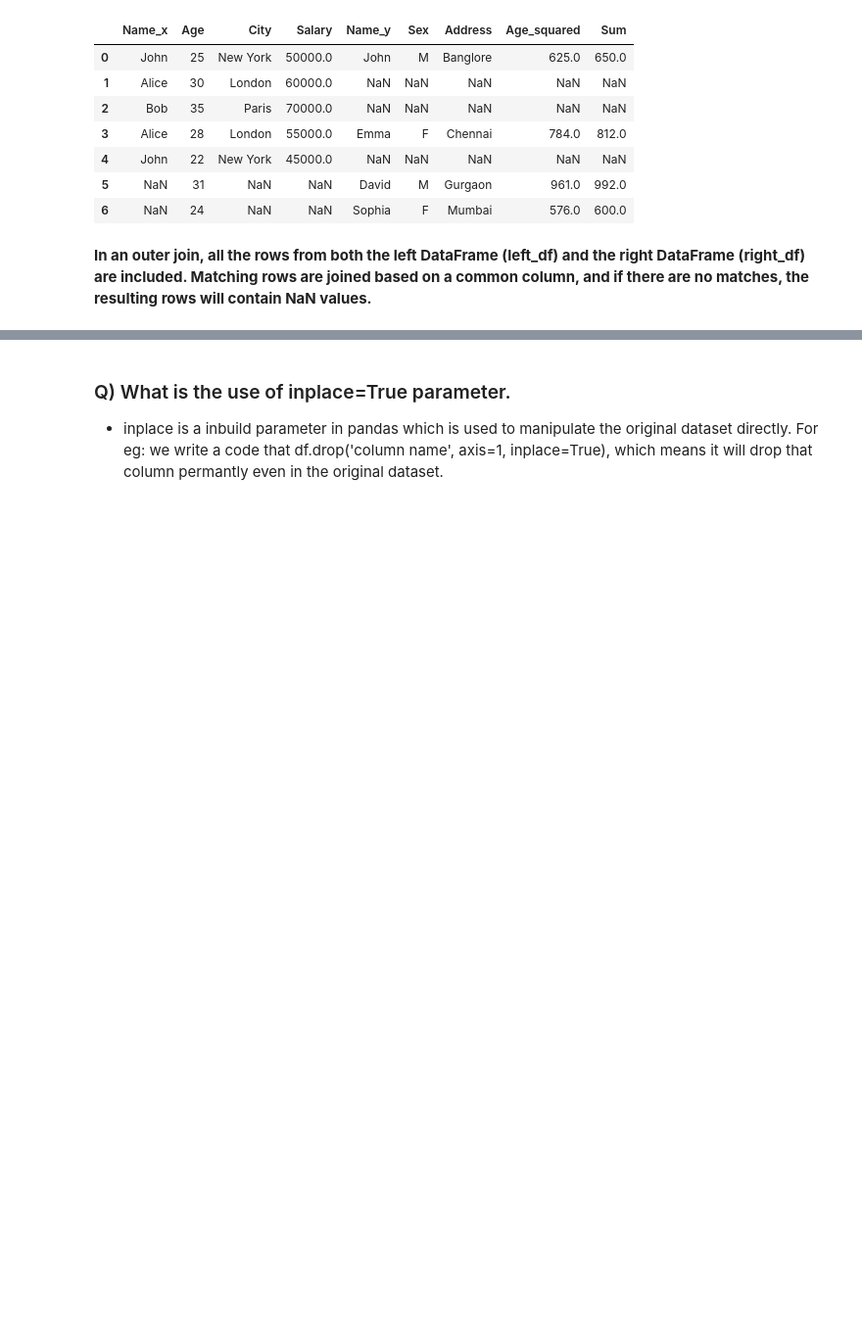
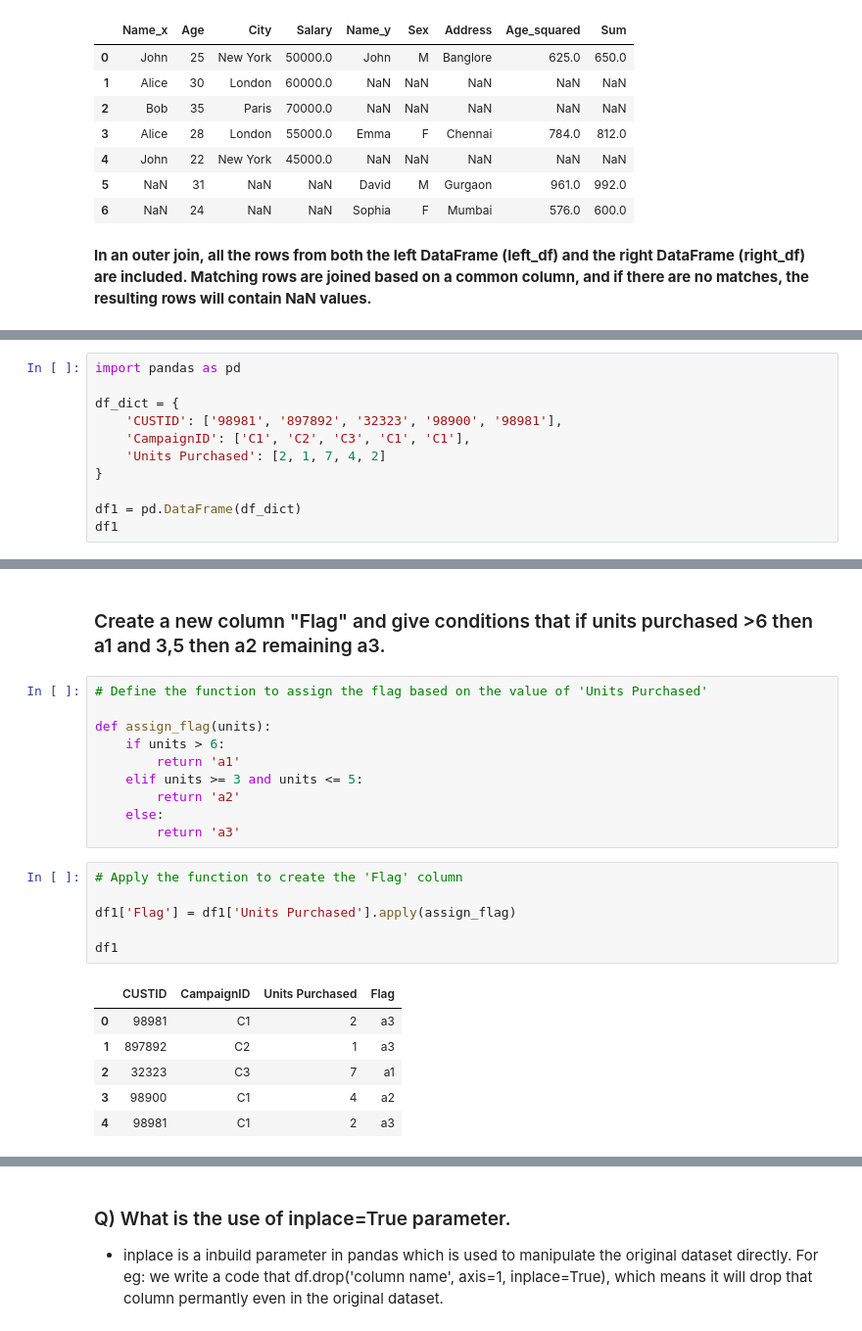
Before and after one commit to Sameer-ansarii/Interview_Questions, a Jupyter notebook: Pandas And Numpy/PANDAS (INTERVIEW QUESTIONS).ipynb, the cells around one changed output, grey strips where cells are left out. Shown: that part at 98% size. Cells and saved outputs as stored; diff of their text form; blank space fills up the shorter version.

```diff
--- a/Pandas And Numpy/PANDAS (INTERVIEW QUESTIONS).ipynb
+++ b/Pandas And Numpy/PANDAS (INTERVIEW QUESTIONS).ipynb
@@ -496,0 +499,11 @@ outer_df
+# %%
+import pandas as pd
+
+df_dict = {
+    'CUSTID': ['98981', '897892', '32323', '98900', '98981'],
+    'CampaignID': ['C1', 'C2', 'C3', 'C1', 'C1'],
+    'Units Purchased': [2, 1, 7, 4, 2]
+}
+
+df1 = pd.DataFrame(df_dict)
+df1
@@ -496,0 +538,25 @@ outer_df
+# %% [markdown]
+### Create a new column "Flag" and give conditions that if units purchased >6 then a1 and 3,5  then a2 remaining a3.
+# %%
+# Define the function to assign the flag based on the value of 'Units Purchased'
+
+def assign_flag(units):
+    if units > 6:
+        return 'a1'
+    elif units >= 3 and units <= 5:
+        return 'a2'
+    else:
+        return 'a3'
+# %%
+# Apply the function to create the 'Flag' column
+
+df1['Flag'] = df1['Units Purchased'].apply(assign_flag)
+
+df1
+# %% [output]
+|  | CUSTID | CampaignID | Units Purchased | Flag |
+| 0 | 98981 | C1 | 2 | a3 |
+| 1 | 897892 | C2 | 1 | a3 |
+| 2 | 32323 | C3 | 7 | a1 |
+| 3 | 98900 | C1 | 4 | a2 |
+| 4 | 98981 | C1 | 2 | a3 |
```
Also changed, not shown: parts of 11 cells of this notebook.
